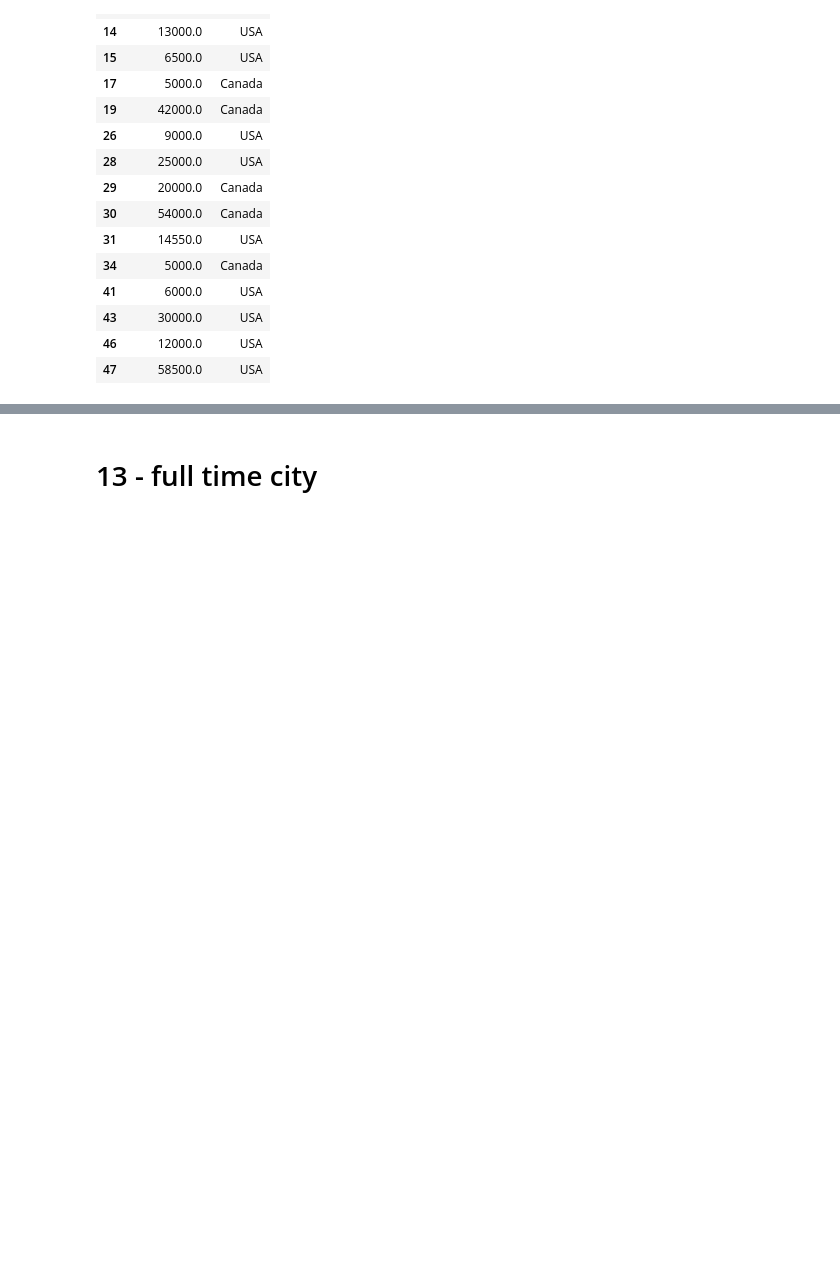
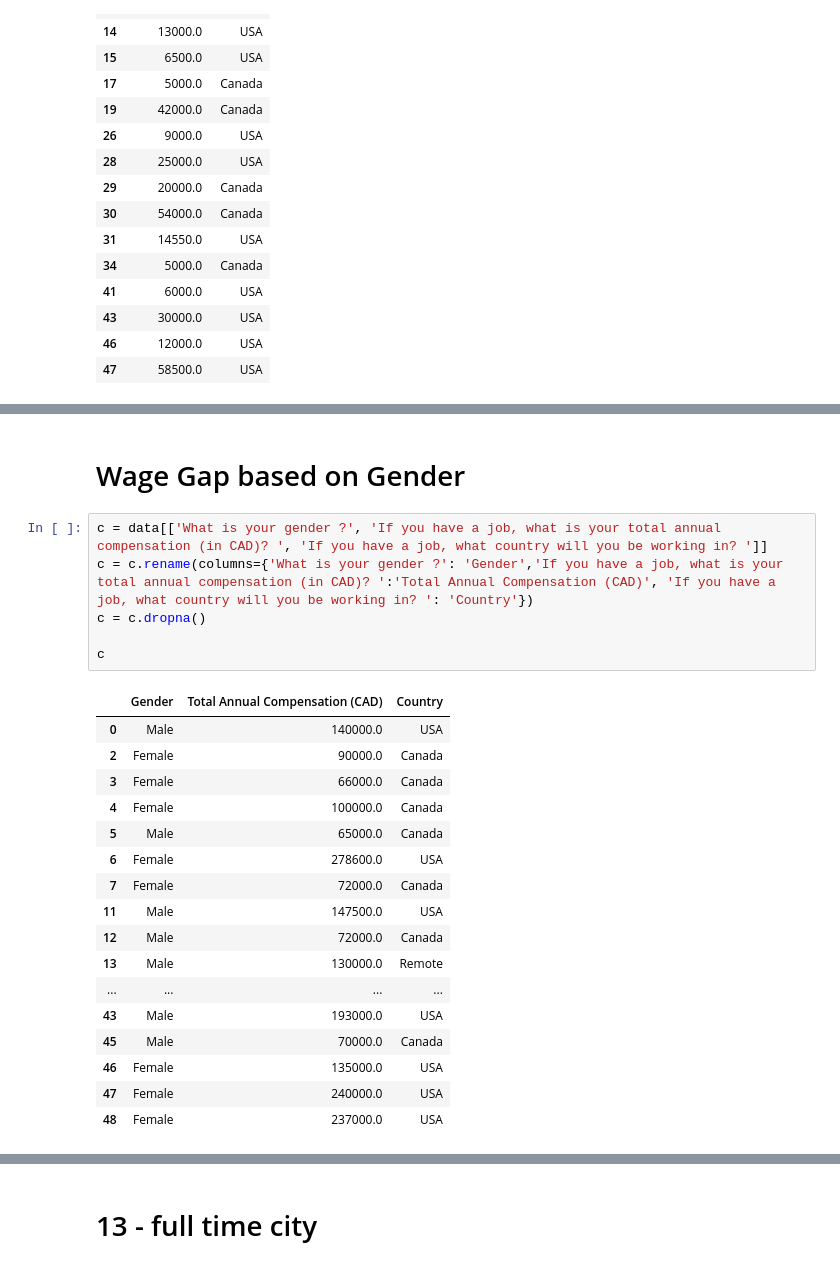
Before and after one commit to tanushree-sharma/class-profile, a Jupyter notebook: future.ipynb, the cells around one changed output, grey strips where cells are left out. Cells and saved outputs as stored; diff of their text form; blank space fills up the shorter version.

```diff
--- a/future.ipynb
+++ b/future.ipynb
@@ -285,3 +285,29 @@ fig.update_traces(marker_color='#f9dc5c')
 fig.show()
 # %% [output]
 [interactive output not drawn]
+# %% [markdown]
+# Wage Gap based on Gender
+# %%
+c = data[['What is your gender ?', 'If you have a job, what is your total annual compensation (in CAD)? ', 'If you have a job, what country will you be working in? ']]
+c = c.rename(columns={'What is your gender ?': 'Gender','If you have a job, what is your total annual compensation (in CAD)? ':'Total Annual Compensation (CAD)', 'If you have a job, what country will you be working in? ': 'Country'})
+c = c.dropna()
+
+c
+# %% [output]
+|  | Gender | Total Annual Compensation (CAD) | Country |
+| 0 | Male | 140000.0 | USA |
+| 2 | Female | 90000.0 | Canada |
+| 3 | Female | 66000.0 | Canada |
+| 4 | Female | 100000.0 | Canada |
+| 5 | Male | 65000.0 | Canada |
+| 6 | Female | 278600.0 | USA |
+| 7 | Female | 72000.0 | Canada |
+| 11 | Male | 147500.0 | USA |
+| 12 | Male | 72000.0 | Canada |
+| 13 | Male | 130000.0 | Remote |
+| ... | ... | ... | ... |
+| 43 | Male | 193000.0 | USA |
+| 45 | Male | 70000.0 | Canada |
+| 46 | Female | 135000.0 | USA |
+| 47 | Female | 240000.0 | USA |
+| 48 | Female | 237000.0 | USA |
```
Also changed, not shown: parts of 31 cells of this notebook, 1 other file.
